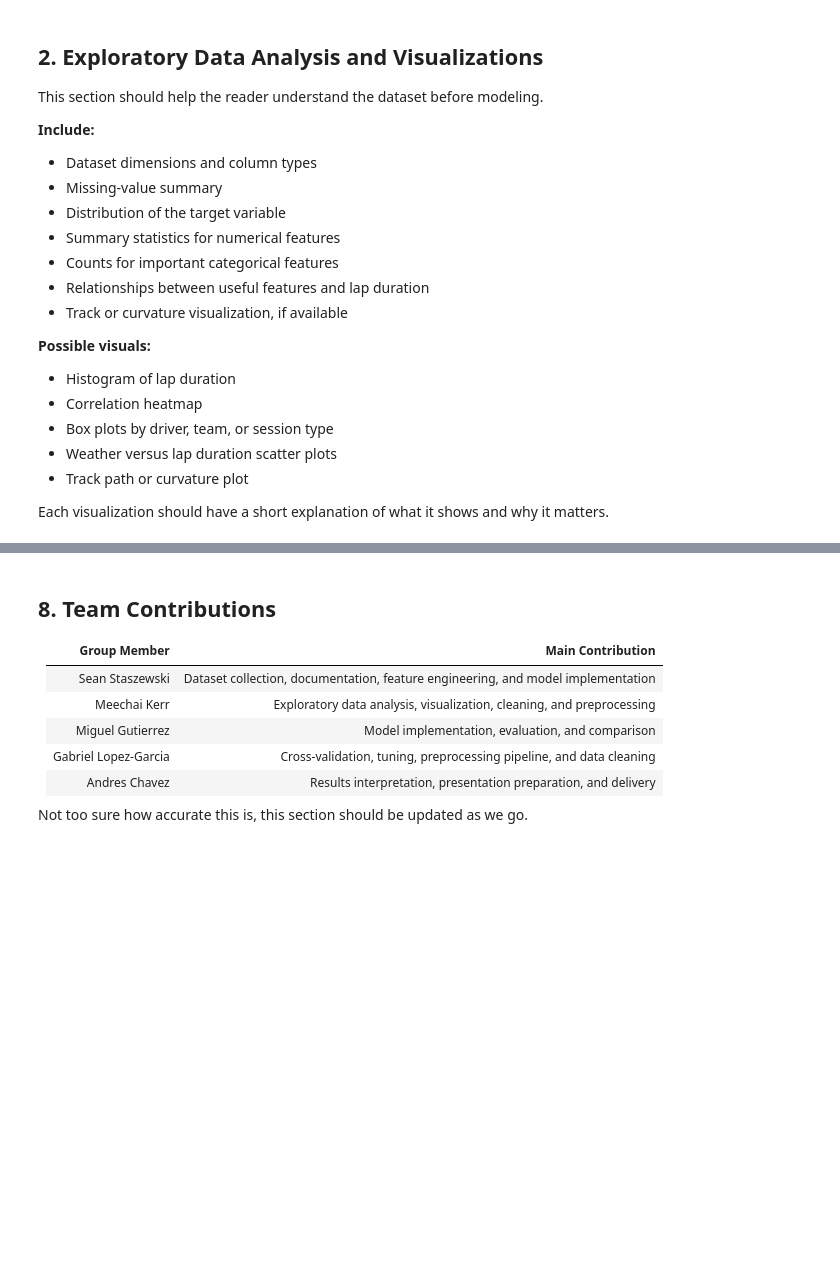
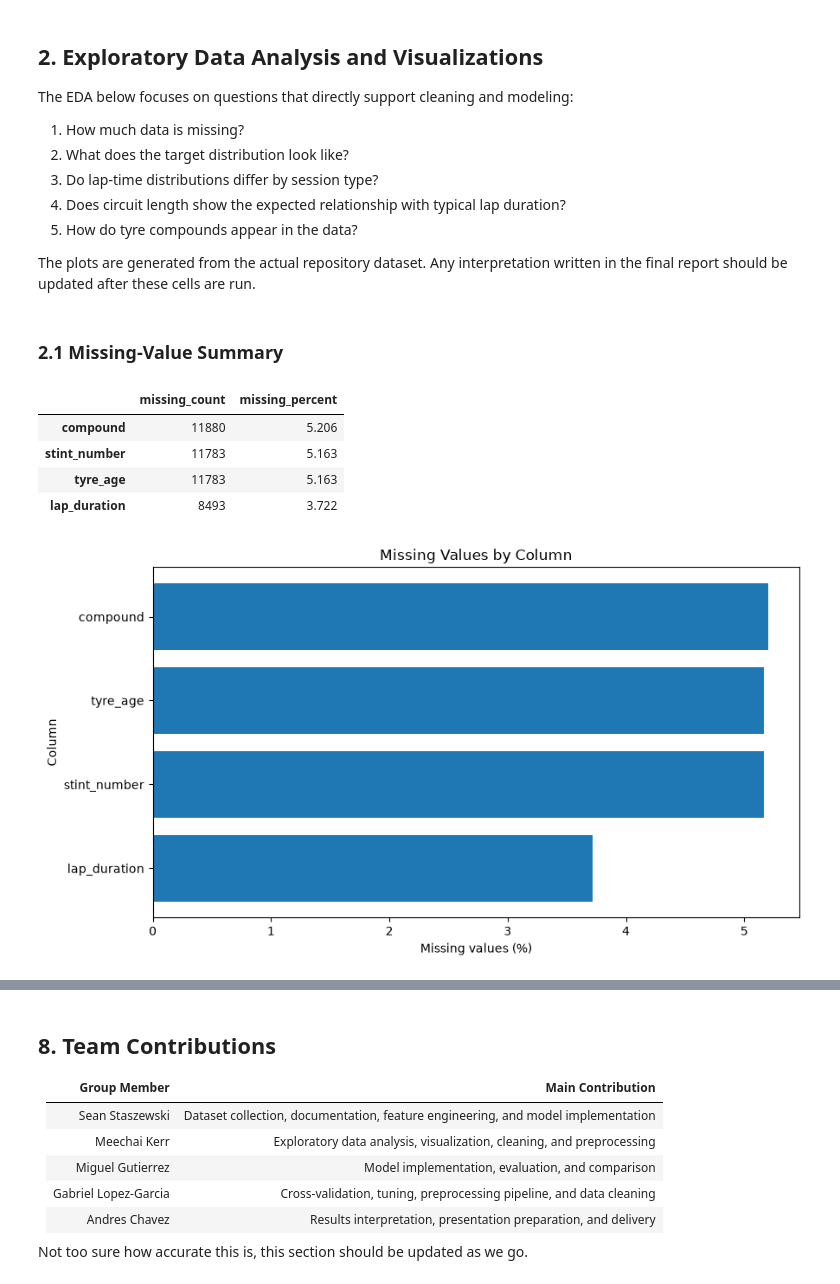
Before and after one commit to Sean-Staszewski/F1-Grand-Prix-Predictor, a Jupyter notebook: Project_Notebook_Results.ipynb, the cells around one changed output, grey strips where cells are left out. Saved outputs shown, nothing was run; the diff lists cells and outputs as text; code cells hidden in the pictures; blank space fills up the shorter version.

Commit message:
somewhat advanced placeholders for final notebook

```diff
--- a/Project_Notebook_Results.ipynb
+++ b/Project_Notebook_Results.ipynb
@@ -33,0 +79,16 @@ Each section below matches a required project deliverable and I'll try to fill i
+# %%
+DATA_PATH_CANDIDATES = [
+    Path("Master.json"),
+    Path("/content/Master.json"),  # convenient when running in Google Colab
+]
+
+data_path = next((path for path in DATA_PATH_CANDIDATES if path.exists()), None)
+if data_path is None:
+    raise FileNotFoundError(
+        "Master.json was not found. Run this notebook from the repository root "
+        "or upload Master.json to the Colab session."
+    )
+
+df_raw = pd.read_json(data_path)
+print(f"Loaded {len(df_raw):,} rows and {df_raw.shape[1]} columns from {data_path}.")
+display(df_raw.head())
@@ -34,23 +173,46 @@ Each section below matches a required project deliverable and I'll try to fill i
 # %% [markdown]
 ## 2. Exploratory Data Analysis and Visualizations
 
-This section should help the reader understand the dataset before modeling.
+The EDA below focuses on questions that directly support cleaning and modeling:
 
-**Include:**
-- Dataset dimensions and column types
-- Missing-value summary
-- Distribution of the target variable
-- Summary statistics for numerical features
-- Counts for important categorical features
-- Relationships between useful features and lap duration
-- Track or curvature visualization, if available
+1. How much data is missing?
+2. What does the target distribution look like?
+3. Do lap-time distributions differ by session type?
+4. Does circuit length show the expected relationship with typical lap duration?
+5. How do tyre compounds appear in the data?
 
-**Possible visuals:**
-- Histogram of lap duration
-- Correlation heatmap
-- Box plots by driver, team, or session type
-- Weather versus lap duration scatter plots
-- Track path or curvature plot
-
-Each visualization should have a short explanation of what it shows and why it matters.
+The plots are generated from the actual repository dataset. Any interpretation written in the final report should be updated after these cells are run.
+# %% [markdown]
+### 2.1 Missing-Value Summary
+# %%
+# not too happy with how this turned out, probably going to change the graph type tomorrow - Andres
+
+missing_summary = (
+    df_raw.isna()
+    .sum()
+    .to_frame("missing_count")
+    .assign(missing_percent=lambda x: 100 * x["missing_count"] / len(df_raw))
+    .sort_values("missing_count", ascending=False)
+)
+
+display(missing_summary[missing_summary["missing_count"] > 0])
+
+plot_missing = missing_summary[missing_summary["missing_count"] > 0].sort_values("missing_percent")
+if not plot_missing.empty:
+    plt.figure(figsize=(9, 5))
+    plt.barh(plot_missing.index, plot_missing["missing_percent"])
+    plt.xlabel("Missing values (%)")
+    plt.ylabel("Column")
+    plt.title("Missing Values by Column")
+    plt.tight_layout()
+    plt.show()
+else:
+    print("No missing values were found.")
+# %% [output]
+|  | missing_count | missing_percent |
+| compound | 11880 | 5.206 |
+| stint_number | 11783 | 5.163 |
+| tyre_age | 11783 | 5.163 |
+| lap_duration | 8493 | 3.722 |
+[figure, added]
 # %%
```
Also changed, not shown: parts of 44 cells of this notebook.
